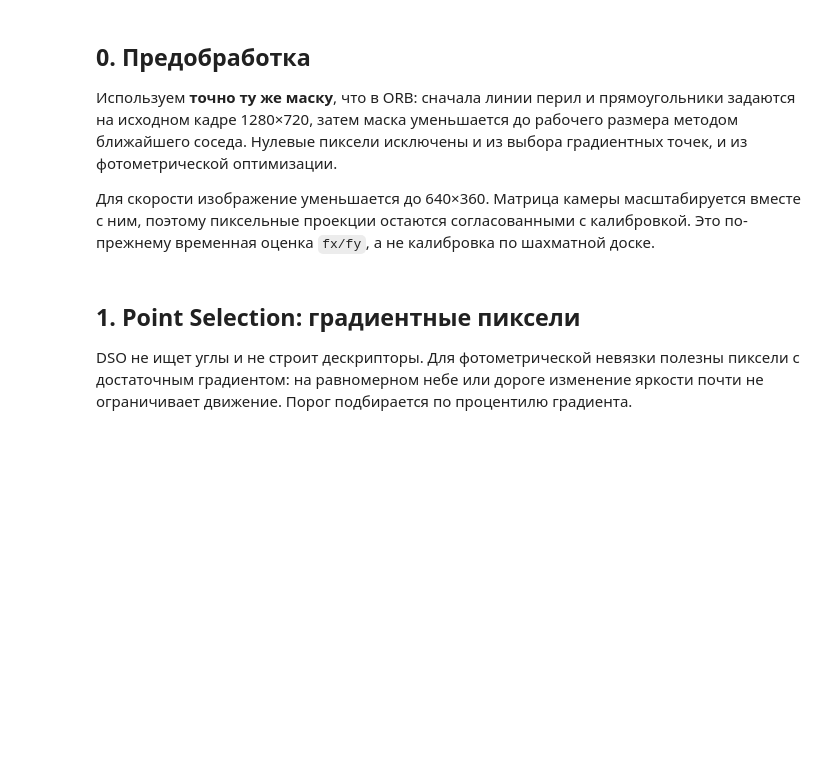
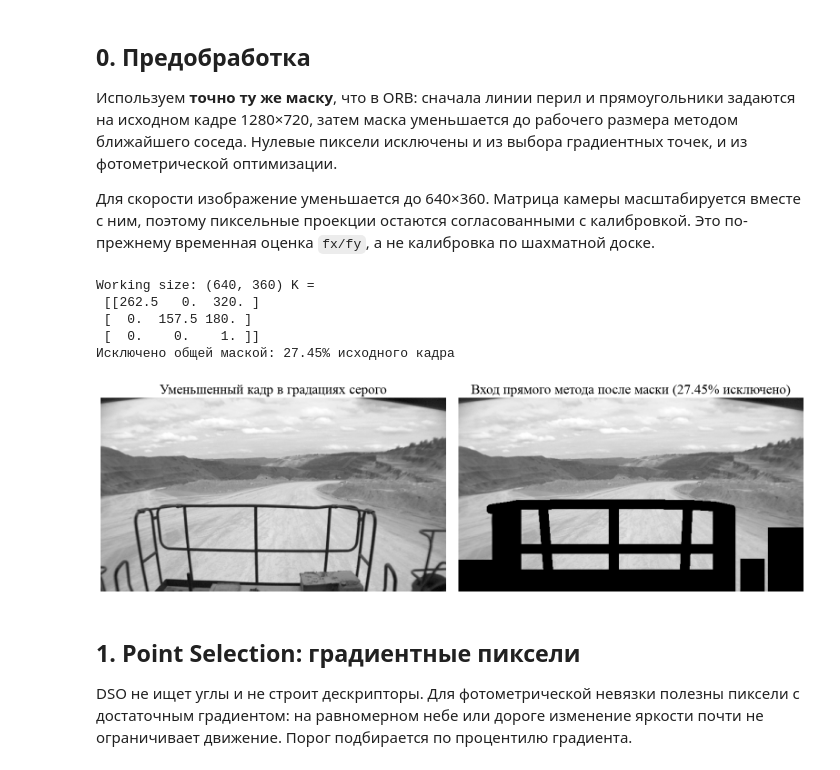
Before and after one commit to RiXenGC/VO-test-KAMAZ, a Jupyter notebook: scripts/VO_DSO.ipynb, the cells around one changed output. Saved outputs shown, nothing was run; the diff lists cells and outputs as text; code cells hidden in the pictures; blank space fills up the shorter version.

```diff
--- a/scripts/VO_DSO.ipynb
+++ b/scripts/VO_DSO.ipynb
@@ -44,9 +45,11 @@ timestamps = np.loadtxt(TIMES_PATH)
 storage = cv2.FileStorage(str(CALIB_PATH), cv2.FILE_STORAGE_READ)
 fx, fy = storage.getNode('Camera.fx').real(), storage.getNode('Camera.fy').real()
 cx, cy = storage.getNode('Camera.cx').real(), storage.getNode('Camera.cy').real()
+
 distortion = np.array([storage.getNode(name).real() for name in
                        ['Camera.k1', 'Camera.k2', 'Camera.p1', 'Camera.p2', 'Camera.k3']])
 storage.release()
+
 K_full = np.array([[fx, 0, cx], [0, fy, cy], [0, 0, 1]], dtype=np.float64)
 
 # imread загружает исходный кадр в grayscale для определения размеров.
@@ -67,20 +70,22 @@ map_x, map_y = cv2.initUndistortRectifyMap(K_full, distortion, None, K_full,
 # Белый (255) — разрешённые пиксели, чёрный (0) — статические элементы машины.
 raw_mask = np.full((full_height, full_width), 255, np.uint8)
 RAIL_POLYLINES = [
-    [(0.095, 0.575), (0.135, 0.565), (0.175, 0.552), (0.450, 0.548),
-     (0.670, 0.552), (0.740, 0.560), (0.790, 0.578)],
-    [(0.245, 0.552), (0.265, 0.995)],
-    [(0.450, 0.550), (0.450, 0.995)],
-    [(0.665, 0.552), (0.655, 0.920)],
-    [(0.175, 0.780), (0.735, 0.780)],
+    [(0.110, 0.575), (0.175, 0.560), (0.460, 0.552),
+     (0.670, 0.566), (0.790, 0.575)],
+
+    [(0.245, 0.560), (0.260, 0.900)],
+    [(0.450, 0.560), (0.450, 0.900)],
+    [(0.668, 0.570), (0.650, 0.900)],
+
+    [(0.175, 0.770), (0.460, 0.790), (0.735, 0.785)],
 ]
 STATIC_RECTANGLES = [
-    (0.000, 0.840, 0.100, 1.000),
-    (0.100, 0.580, 0.180, 1.000),
-    (0.120, 0.890, 0.800, 1.000),
-    (0.740, 0.580, 0.800, 1.000),
-    (0.820, 0.835, 0.885, 1.000),
-    (0.900, 0.675, 1.000, 1.000),
+    (0.000, 0.840, 0.100, 1.000),  # Перила в левой нижней части кадра.
+    (0.100, 0.580, 0.180, 1.000),  # Перила слева "вверх".
+    (0.120, 0.890, 0.800, 1.000),  # Нижняя площадка.
+    (0.740, 0.580, 0.800, 1.000),  # Перила справа "вверх".
+    (0.820, 0.835, 0.885, 1.000),  # Перила справа "между".
+    (0.900, 0.675, 1.000, 1.000),  # Перила в правой нижней части кадра.
 ]
 RAIL_THICKNESS_PX = max(5, round(min(full_height, full_width) * 0.04))
 MASK_MARGIN_PX = 3
@@ -103,33 +108,40 @@ if MASK_MARGIN_PX > 0:
     kernel_size = 2 * MASK_MARGIN_PX + 1
     # dilate расширяет исключённые области на заданный запас во все стороны.
     excluded_mask = cv2.dilate(excluded_mask, np.ones((kernel_size, kernel_size), np.uint8))
 raw_mask = 255 - excluded_mask
 excluded_percent = 100.0 * np.count_nonzero(raw_mask == 0) / raw_mask.size
 
 def load_gray(index):
     # imread читает кадр; remap устраняет дисторсию по заранее построенным картам.
     gray = cv2.imread(str(image_paths[index]), cv2.IMREAD_GRAYSCALE)
     if gray is None:
         raise RuntimeError(f'Cannot read {image_paths[index]}')
     gray = cv2.remap(gray, map_x, map_y, cv2.INTER_LINEAR)
     # INTER_AREA уменьшает изображение с усреднением; float32 нужен для невязок яркости.
     return cv2.resize(gray, (WORK_WIDTH, work_height), interpolation=cv2.INTER_AREA).astype(np.float32)
 
 # INTER_NEAREST сохраняет бинарную маску без промежуточных полуразрешённых значений.
 feature_mask = cv2.resize(raw_mask, (WORK_WIDTH, work_height), interpolation=cv2.INTER_NEAREST)
 print('Working size:', (WORK_WIDTH, work_height), 'K =\n', K)
 print(f'Исключено общей маской: {excluded_percent:.2f}% исходного кадра')
 figure, axes = plt.subplots(1, 2, figsize=(16, 6))
 axes[0].imshow(load_gray(0), cmap='gray')
 axes[0].axis('off')
 axes[0].set_title('Уменьшенный кадр в градациях серого')
 masked_preview = load_gray(0).copy()
 masked_preview[feature_mask == 0] = 0
 axes[1].imshow(masked_preview, cmap='gray')
 axes[1].axis('off')
 axes[1].set_title(f'Вход прямого метода после маски ({excluded_percent:.2f}% исключено)')
 figure.tight_layout()
 figure.savefig(RESULTS_DIR / 'dso_preprocessing.png', dpi=200, bbox_inches='tight')
+# %% [output]
+Working size: (640, 360) K =
+ [[262.5   0.  320. ]
+ [  0.  157.5 180. ]
+ [  0.    0.    1. ]]
+Исключено общей маской: 27.45% исходного кадра
+[figure, added]
 # %% [markdown]
 ## 1. Point Selection: градиентные пиксели
 
```
Also changed, not shown: parts of 9 cells of this notebook, 3 other files.
